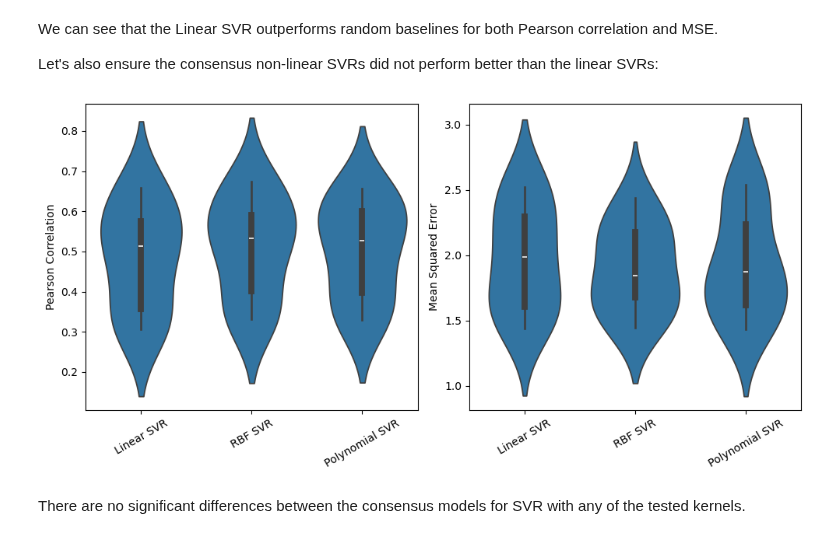
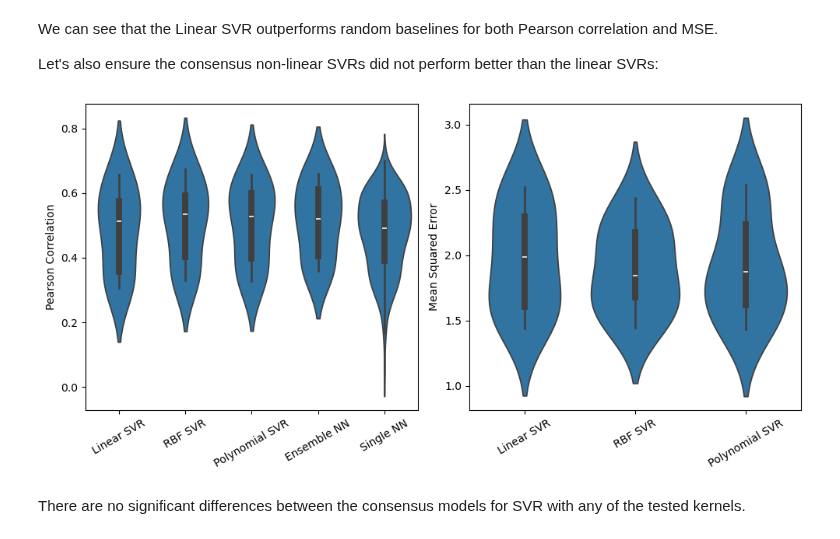
Before and after one commit to hmbaghdassarian/metastatic_potential, a Jupyter notebook: notebooks/A_rna_prediction/03_predict_transcriptomics.ipynb, the cells around one changed output. Saved outputs shown, nothing was run; the diff lists cells and outputs as text; code cells hidden in the pictures.

Commit message:
original power analysis folds

```diff
--- a/notebooks/A_rna_prediction/03_predict_transcriptomics.ipynb
+++ b/notebooks/A_rna_prediction/03_predict_transcriptomics.ipynb
@@ -653,9 +676,32 @@ fig.tight_layout()
 We can see that the Linear SVR outperforms random baselines for both Pearson correlation and MSE.
 
 Let's also ensure the consensus non-linear SVRs did not perform better than the linear SVRs:
+# %%
+# load in Nikos' NN assessments
+nn_res = pd.read_csv(os.path.join(data_path, 'processed', 'transcriptomics_NN_performance_consensusfolds.csv'),
+                    index_col = 0)
+nn_res = nn_res[nn_res.set == 'test'].copy()
+
+nn_res_single = nn_res[['single model r', 'fold']].copy()
+
+
+nn_res_ensemble = nn_res[['ensemble_r', 'fold']].copy()
+nn_res_ensemble.drop_duplicates(keep = 'first', inplace = True)
+nn_res_ensemble.reset_index(drop = True, inplace = True)
+
+# replace with actual values
+nn_res_single[['test_mse']] = np.nan
+nn_res_ensemble[['test_mse']] = np.nan
+
+nn_res_single.columns = ['test_corr_single_NN', 'fold', 'test_mse_single_NN']
+nn_res_ensemble.columns = ['test_corr_ensemble_NN', 'fold', 'test_mse_ensemble_NN']
 # %%
 viz_df = best_res_df[[col for col in best_res_df if 'test' in col or col == 'fold']]
 viz_df = viz_df[[col for col in viz_df if 'random' not in col]]
+
+# add ensemble nn
+viz_df = pd.merge(viz_df, nn_res_ensemble, how='inner', on='fold')
+
 viz_df_corr = viz_df[[col for col in viz_df if 'corr' in col]]
 viz_df_mse = viz_df[[col for col in viz_df if 'mse' in col]]
 viz_dfs = {'Pearson Correlation': viz_df_corr,
@@ -672,13 +718,26 @@ fig, ax = plt.subplots(ncols = 2, figsize = (10,5))
 for i, (metric, viz_df) in enumerate(viz_dfs.items()):
     viz_df = pd.melt(viz_df, value_name=metric, var_name = 'Model Type')
 
+    # add the single NN
+    nn_res_single_col = 'test_' + mmap[metric] + '_single_NN'
+    nn_res_single_viz = pd.DataFrame(data = {'Model Type': [nn_res_single_col]*nn_res_single.shape[0],
+                         metric: nn_res_single[nn_res_single_col].tolist()
+                        })
+    viz_df = pd.concat([viz_df, nn_res_single_viz], axis = 0)
+
     # some formatting
     viz_df['Model Type'] = viz_df['Model Type'].map({'test_' +mmap[metric]: 'Linear SVR',
                               '_'.join(['test', mmap[metric], 'rbf']): 'RBF SVR',
-                             '_'.join(['test', mmap[metric], 'poly']): 'Polynomial SVR'})
+                             '_'.join(['test', mmap[metric], 'poly']): 'Polynomial SVR',
+                             '_'.join(['test', mmap[metric], 'ensemble_NN']): 'Ensemble NN',
+                             '_'.join(['test', mmap[metric], 'single_NN']): 'Single NN'
+                                                    })
+
+#     viz_df = viz_df[viz_df[metric].notna()]
 
     # get statistics
-    res_stats, mod_combs = get_stats(viz_df, random = False,
+    res_stats, mod_combs = get_stats(viz_df,
+                                     random = False,
                                      metric_type = None # always two-sided
                                     )
 
@@ -703,33 +762,33 @@ for i, (metric, viz_df) in enumerate(viz_dfs.items()):
         fdr = res_stats[res_stats.comparison == (comp1, comp2)]['fdr'].values[0]
         cd = res_stats[res_stats.comparison == (comp1, comp2)]['cohen_d'].values[0]
 
         significance = "N.S."
         if fdr <= 1e-4:
             significance = "****"
         elif fdr <= 0.001:
             significance = "***"
         elif fdr <= 0.01:
             significance = "**"
         elif fdr <= 0.1:
             significance = "*"
 
         if significance != 'N.S.':
 #             y_pos = y+(sig_counter*0.15)
             y_pos = y+(sig_counter*unit_map['y_pos_scale_0'][metric])
             ax[i].plot([x_pos[comp1], x_pos[comp1], x_pos[comp2], x_pos[comp2]],
                        [y_pos, y_pos+h, y_pos+h, y_pos],
                        lw=1.5, c='black')
             y_pos*=unit_map['y_pos_scale'][metric]
             ax[i].text(x_mid, y_pos + h, f"Cohen's d = {cd:.2f}, " + significance,
                     ha='center', va='bottom', fontsize=10)
             sig_counter += 1
     if sig_counter != 0:
         ax[i].set_ylim(y_lower, y_pos*unit_map['y_max_scale'][metric])
     ax[i].set_xlabel('')
 
 
 fig.tight_layout()
 # %% [output]
-[figure, old version]
+[figure, new version]
 # %% [markdown]
 There are no significant differences between the consensus models for SVR with any of the tested kernels.
```
Also changed, not shown: parts of 9 cells of this notebook, 5 other files.
